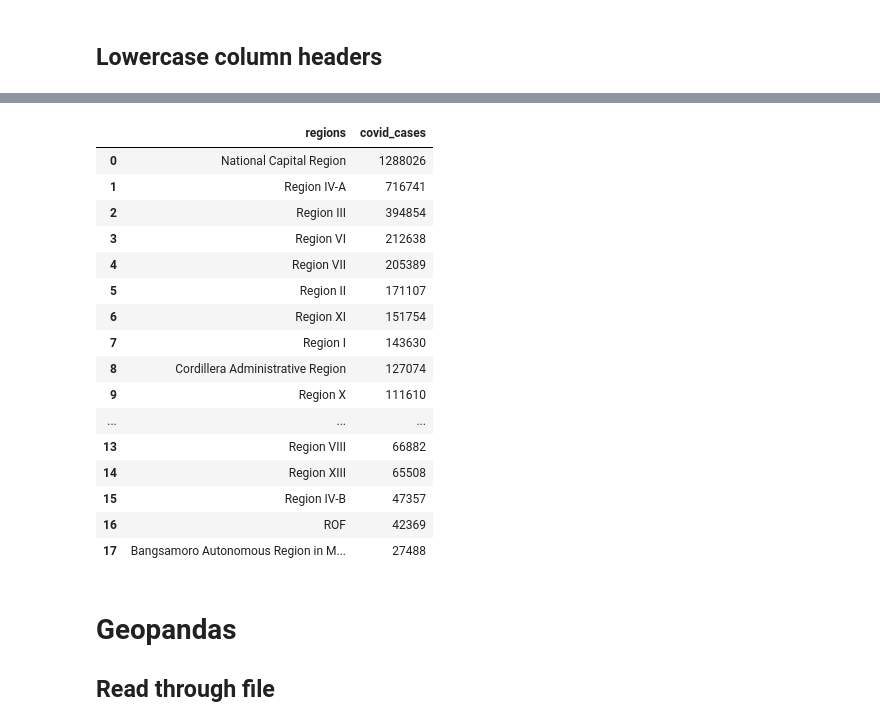
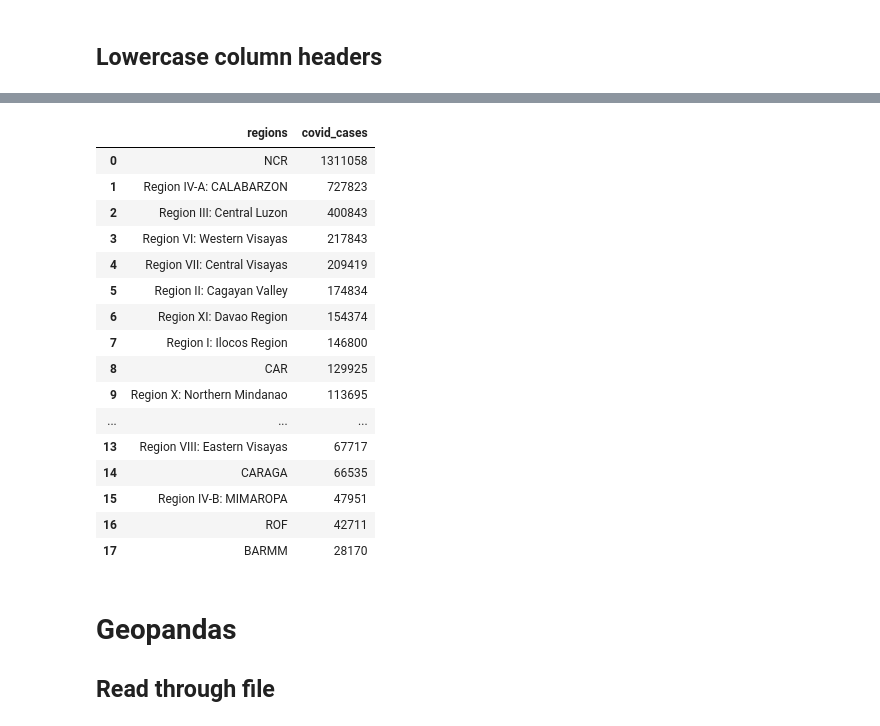
Before and after one commit to pmagtulis/covid-ph-map, a Jupyter notebook: notebooks/regional_covid_cases.ipynb, the cells around one changed output, grey strips where cells are left out. Drawn from its saved outputs; the diff is of its cells as text; code cells hidden in the pictures.

```diff
--- a/notebooks/regional_covid_cases.ipynb
+++ b/notebooks/regional_covid_cases.ipynb
@@ -52,24 +52,25 @@ df.head()
 # %%
-df= df.rename(columns={"covid-19 cases": "covid_cases"})
+df= df.rename(columns={"regionres": "covid_cases"})
+df= df.rename(columns={"index": "regions"})
 df.head(18)
 # %% [output]
 |  | regions | covid_cases |
-| 0 | National Capital Region | 1288026 |
-| 1 | Region IV-A | 716741 |
-| 2 | Region III | 394854 |
-| 3 | Region VI | 212638 |
-| 4 | Region VII | 205389 |
-| 5 | Region II | 171107 |
-| 6 | Region XI | 151754 |
-| 7 | Region I | 143630 |
-| 8 | Cordillera Administrative Region | 127074 |
-| 9 | Region X | 111610 |
+| 0 | NCR | 1311058 |
+| 1 | Region IV-A: CALABARZON | 727823 |
+| 2 | Region III: Central Luzon | 400843 |
+| 3 | Region VI: Western Visayas | 217843 |
+| 4 | Region VII: Central Visayas | 209419 |
+| 5 | Region II: Cagayan Valley | 174834 |
+| 6 | Region XI: Davao Region | 154374 |
+| 7 | Region I: Ilocos Region | 146800 |
+| 8 | CAR | 129925 |
+| 9 | Region X: Northern Mindanao | 113695 |
 | ... | ... | ... |
-| 13 | Region VIII | 66882 |
-| 14 | Region XIII | 65508 |
-| 15 | Region IV-B | 47357 |
-| 16 | ROF | 42369 |
-| 17 | Bangsamoro Autonomous Region in M... | 27488 |
+| 13 | Region VIII: Eastern Visayas | 67717 |
+| 14 | CARAGA | 66535 |
+| 15 | Region IV-B: MIMAROPA | 47951 |
+| 16 | ROF | 42711 |
+| 17 | BARMM | 28170 |
 # %% [markdown]
 # Geopandas
 
```
Also changed, not shown: parts of 10 cells of this notebook, 16 other files.
